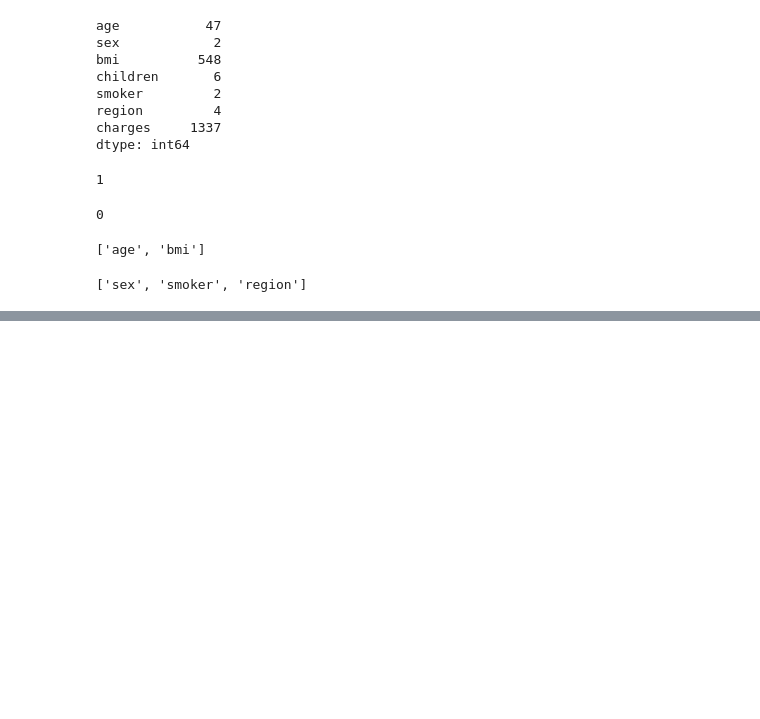
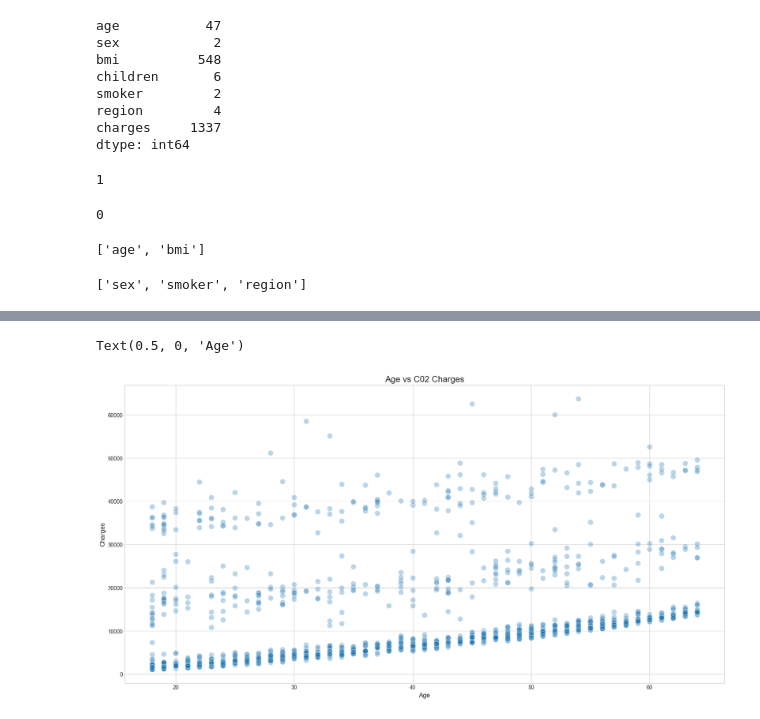
Before and after one commit to Park-HY-00/BAV, a Jupyter notebook: week12-hw.ipynb, the cells around one changed output, grey strips where cells are left out. Drawn from its saved outputs; the diff is of its cells as text; code cells hidden in the pictures; blank space fills up the shorter version.

```diff
--- a/week12-hw.ipynb
+++ b/week12-hw.ipynb
@@ -85,0 +143,12 @@ df.drop(['Make','Model','Vehicle Class','Transmission','Fuel Type'], axis = 1, i
+# %%
+plt.scatter(x = 'age', y = 'charges',
+		data = df, s = 100, alpha = 0.3, edgecolor = 'white')
+
+plt.title('Age vs C02 Charges', fontsize = 16)
+plt.ylabel('Charges', fontsize = 12)
+plt.xlabel('Age', fontsize = 12)
+
+# plt.savefig('enginesize_co2.png')
+# %% [output]
+Text(0.5, 0, 'Age')
+[figure, added]
```
Also changed, not shown: parts of 26 cells of this notebook.
